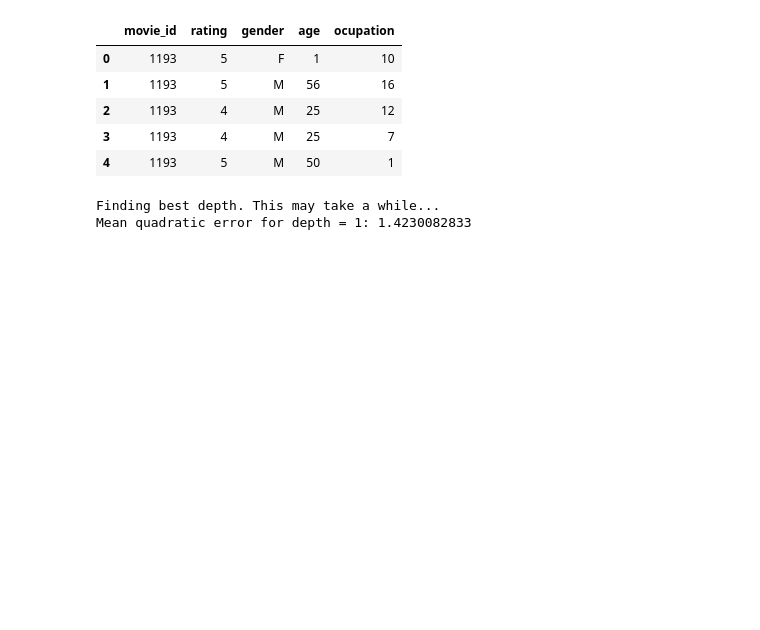
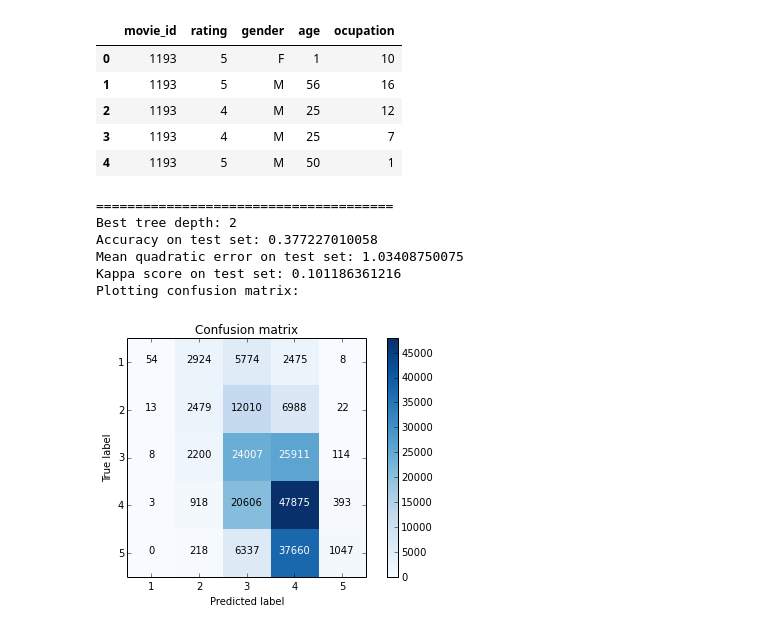
Before and after one commit to gabrielilharco/ctc17-project3, a Jupyter notebook: src/main.ipynb, the cells around one changed output. Drawn from its saved outputs; the diff is of its cells as text; code cells hidden in the pictures; blank space fills up the shorter version.

```diff
--- a/src/main.ipynb
+++ b/src/main.ipynb
@@ -549,15 +551,24 @@ Done. Showing 5 first rows:
 # %%
 # splitting data
 train_set, validation_set, test_set = dataset_split(data,'rating')
 
 # finding best depth
-best_depth, best_tree = find_best_depth(train_set, validation_set, [1,2,3,4])
-cm2, accuracy2, error2 = score(best_tree, test_set, 'rating', predict)
+#best_depth, best_tree = find_best_depth(train_set, validation_set, [1,2,3,4])
+#best_depth, best_tree = find_best_depth(train_set, validation_set, [2])
+cm2, (accuracy2, error2, kappa2) = score(best_tree, test_set, 'rating')
 
+print "======================================"
 print "Best tree depth:", best_depth
-print "Plotting confusion matrix."
+print "Accuracy on test set: " + str(accuracy2)
+print "Mean quadratic error on test set: " + str(error2)
+print "Kappa score on test set: " + str(kappa2)
+print "Plotting confusion matrix:"
 plot_confusion_matrix(cm2, labels)
-print "Mean quadratic error on test set: " + str(error2)
 # %% [output]
-Finding best depth. This may take a while...
-Mean quadratic error for depth = 1: 1.4230082833
+======================================
+Best tree depth: 2
+Accuracy on test set: 0.377227010058
+Mean quadratic error on test set: 1.03408750075
+Kappa score on test set: 0.101186361216
+Plotting confusion matrix:
+[figure, added]
```
Also changed, not shown: parts of 8 cells of this notebook.
